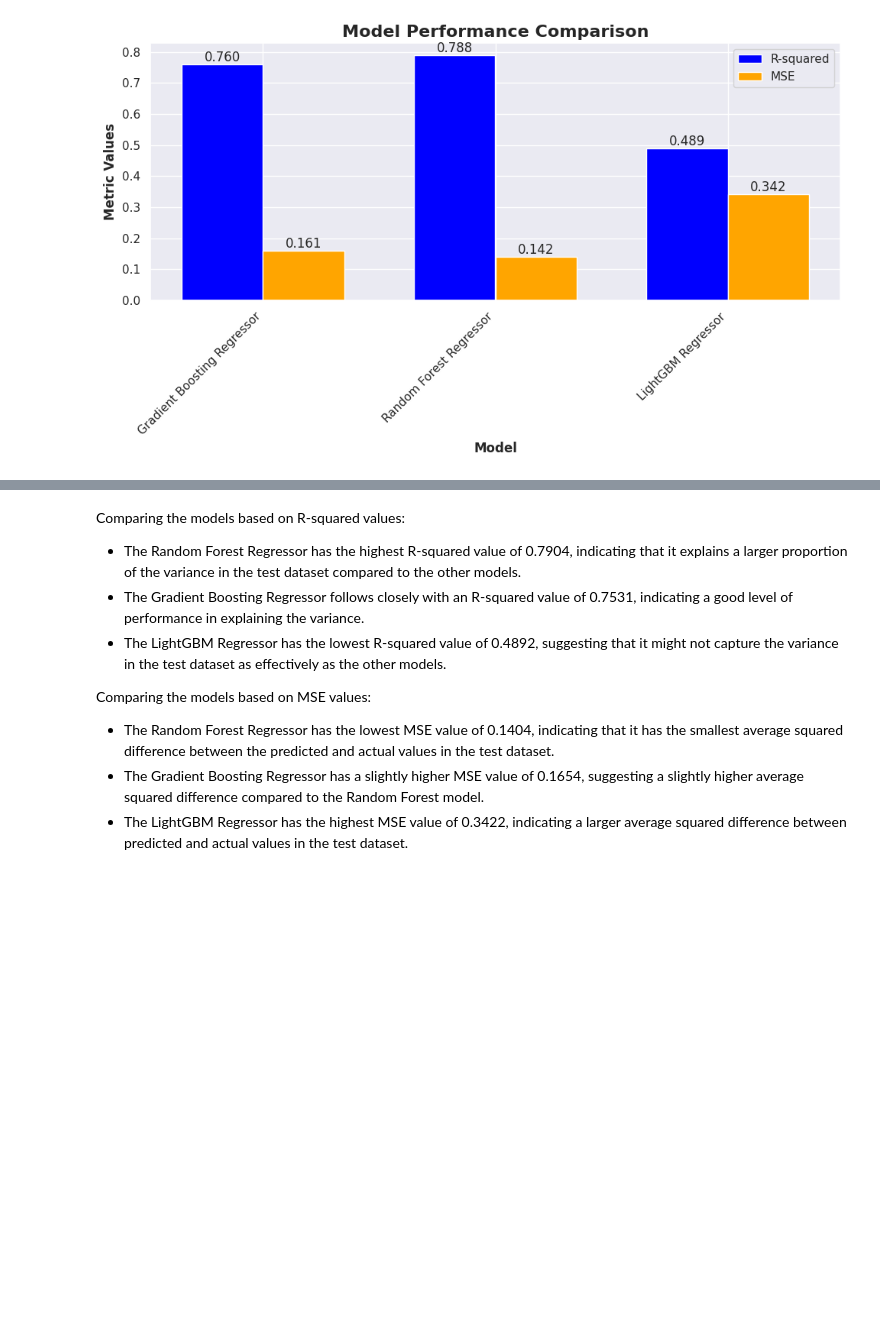
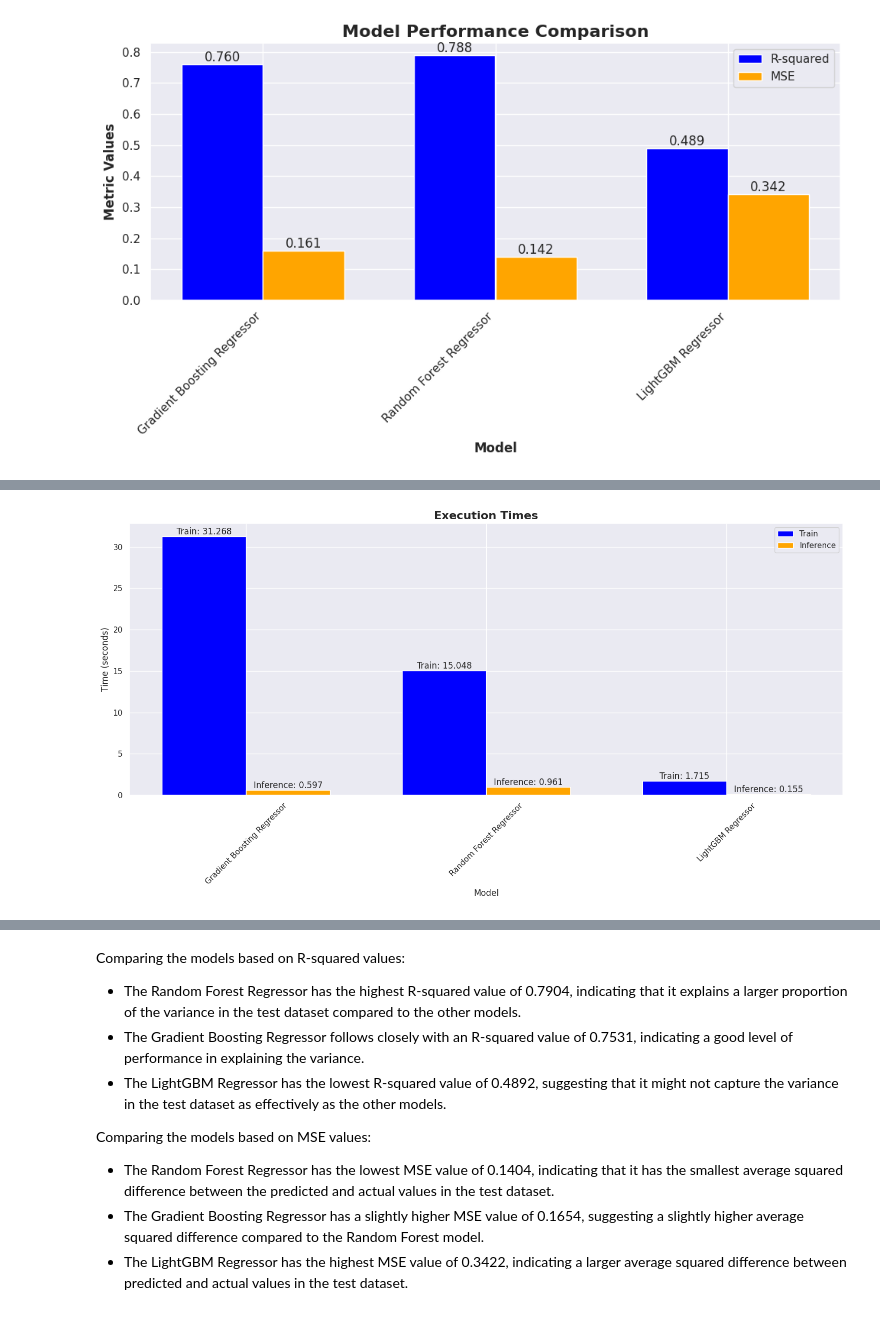
Before and after one commit to arifaygun/ML_Calisma_Notebooklari, a Jupyter notebook: Graduate_Project_PCA.ipynb, the cells around one changed output, grey strips where cells are left out. Cells and saved outputs as stored; diff of their text form; code cells hidden in the pictures; blank space fills up the shorter version.

```diff
--- a/Graduate_Project_PCA.ipynb
+++ b/Graduate_Project_PCA.ipynb
@@ -203,0 +309,27 @@ plt.show()
+# %%
+plt.figure(figsize=(15, 8))
+
+execution_times_df = pd.DataFrame(execution_times, index=model_names)
+
+bar_width = 0.35
+index = range(len(model_names))
+
+plt.bar(index, execution_times_df.iloc[:, 0], label='Train', color='blue', width=bar_width)
+plt.bar([i + bar_width for i in index], execution_times_df.iloc[:, 1], label='Inference', color='orange', width=bar_width)
+
+plt.title("Execution Times", fontsize=16, fontweight='bold')
+plt.xlabel("Model")
+plt.ylabel("Time (seconds)")
+plt.xticks([i + bar_width/2 for i in index], model_names, rotation=45)
+plt.legend()
+
+# Add execution time labels
+for i, row in enumerate(execution_times_df.iterrows()):
+    model_name, execution_time = row
+    plt.text(i, execution_time[0], f"Train: {execution_time[0]:.3f}", ha='center', va='bottom')
+    plt.text(i + bar_width, execution_time[1], f"Inference: {execution_time[1]:.3f}", ha='center', va='bottom')
+
+plt.tight_layout()
+plt.show()
+# %% [output]
+[figure, added]
```
Also changed, not shown: parts of 5 cells of this notebook.
